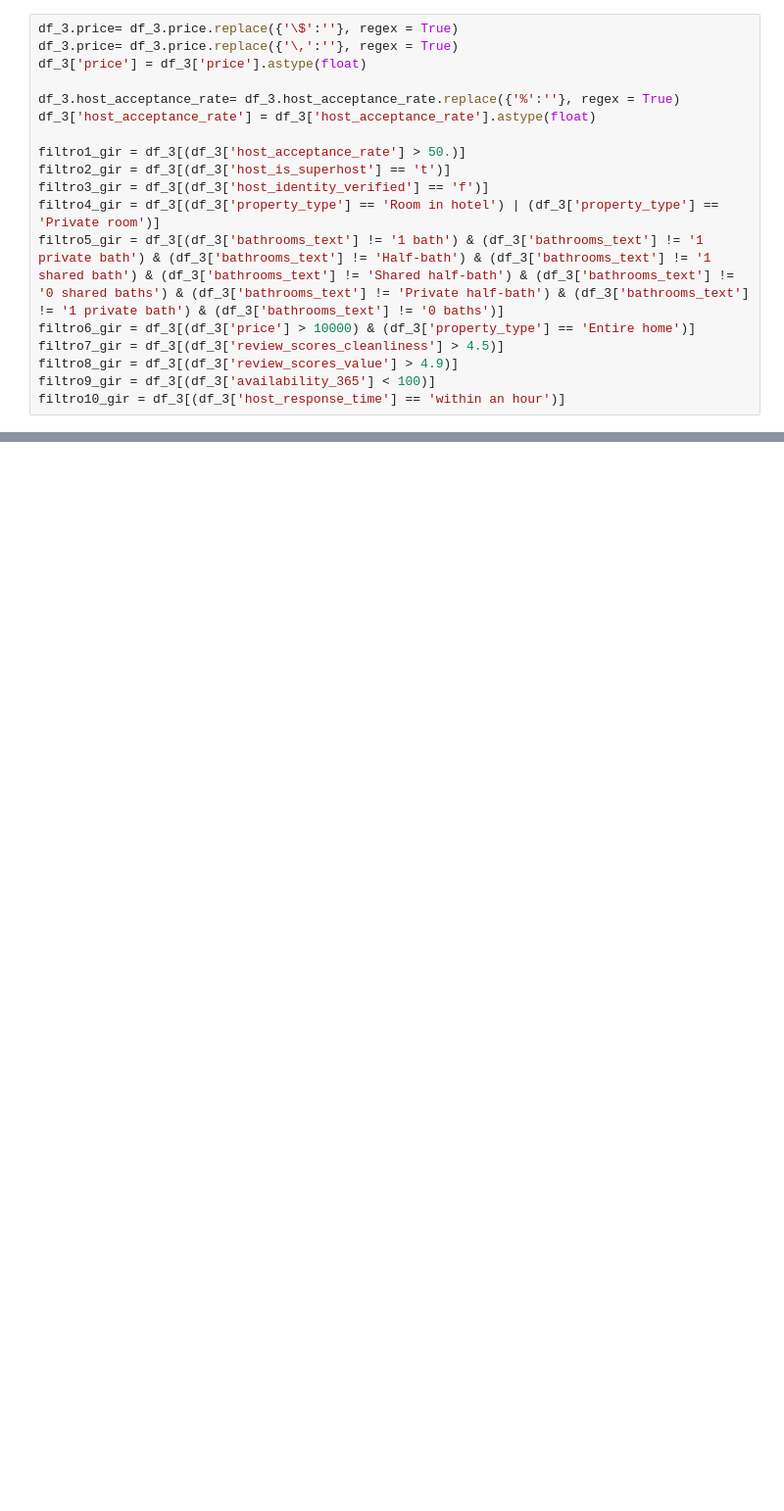
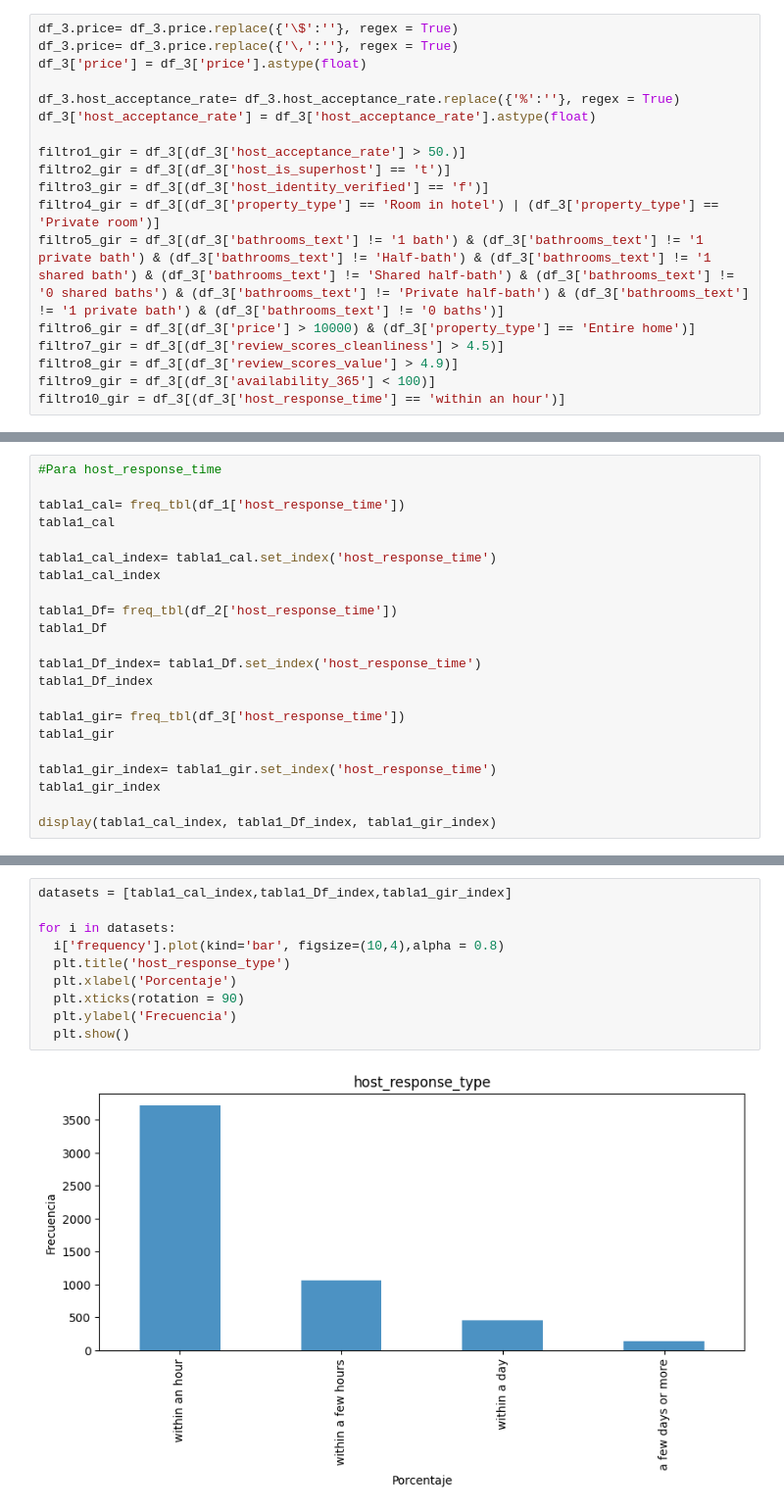
Before and after one commit to SaulFdz24/Evaluacion, a Jupyter notebook: Actividad_5(Evaluacion).ipynb, the cells around one changed output, grey strips where cells are left out. Shown at 98% size. Cells and saved outputs as stored; diff of their text form; blank space fills up the shorter version.

```diff
--- a/Actividad_5(Evaluacion).ipynb
+++ b/Actividad_5(Evaluacion).ipynb
@@ -379,0 +402,22 @@ filtro10_gir = df_3[(df_3['host_response_time'] == 'within an hour')]
+# %%
+#Para host_response_time
+
+tabla1_cal= freq_tbl(df_1['host_response_time'])
+tabla1_cal
+
+tabla1_cal_index= tabla1_cal.set_index('host_response_time')
+tabla1_cal_index
+
+tabla1_Df= freq_tbl(df_2['host_response_time'])
+tabla1_Df
+
+tabla1_Df_index= tabla1_Df.set_index('host_response_time')
+tabla1_Df_index
+
+tabla1_gir= freq_tbl(df_3['host_response_time'])
+tabla1_gir
+
+tabla1_gir_index= tabla1_gir.set_index('host_response_time')
+tabla1_gir_index
+
+display(tabla1_cal_index, tabla1_Df_index, tabla1_gir_index)
@@ -379,0 +662,12 @@ filtro10_gir = df_3[(df_3['host_response_time'] == 'within an hour')]
+# %%
+datasets = [tabla1_cal_index,tabla1_Df_index,tabla1_gir_index]
+
+for i in datasets:
+  i['frequency'].plot(kind='bar', figsize=(10,4),alpha = 0.8)
+  plt.title('host_response_type')
+  plt.xlabel('Porcentaje')
+  plt.xticks(rotation = 90)
+  plt.ylabel('Frecuencia')
+  plt.show()
+# %% [output]
+[figure, added]
```
Also changed, not shown: parts of 16 cells of this notebook.
